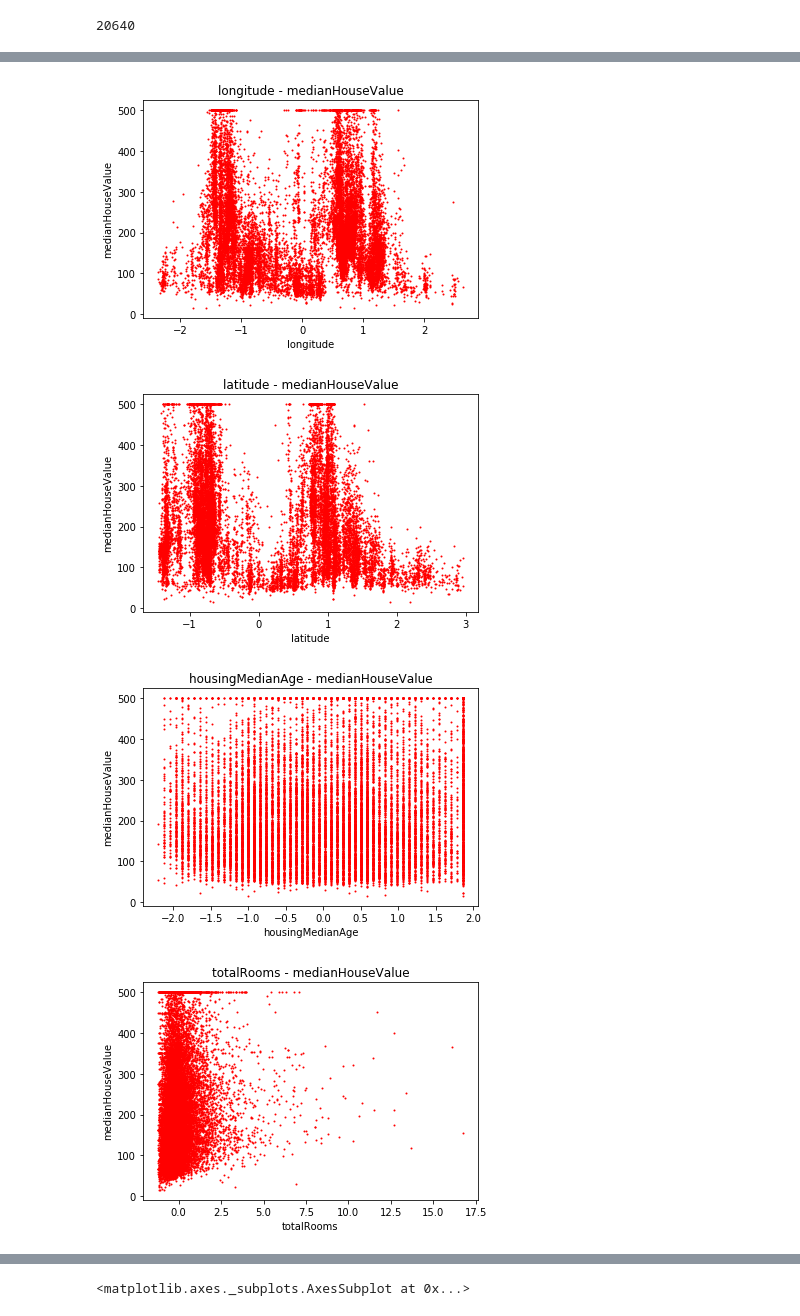
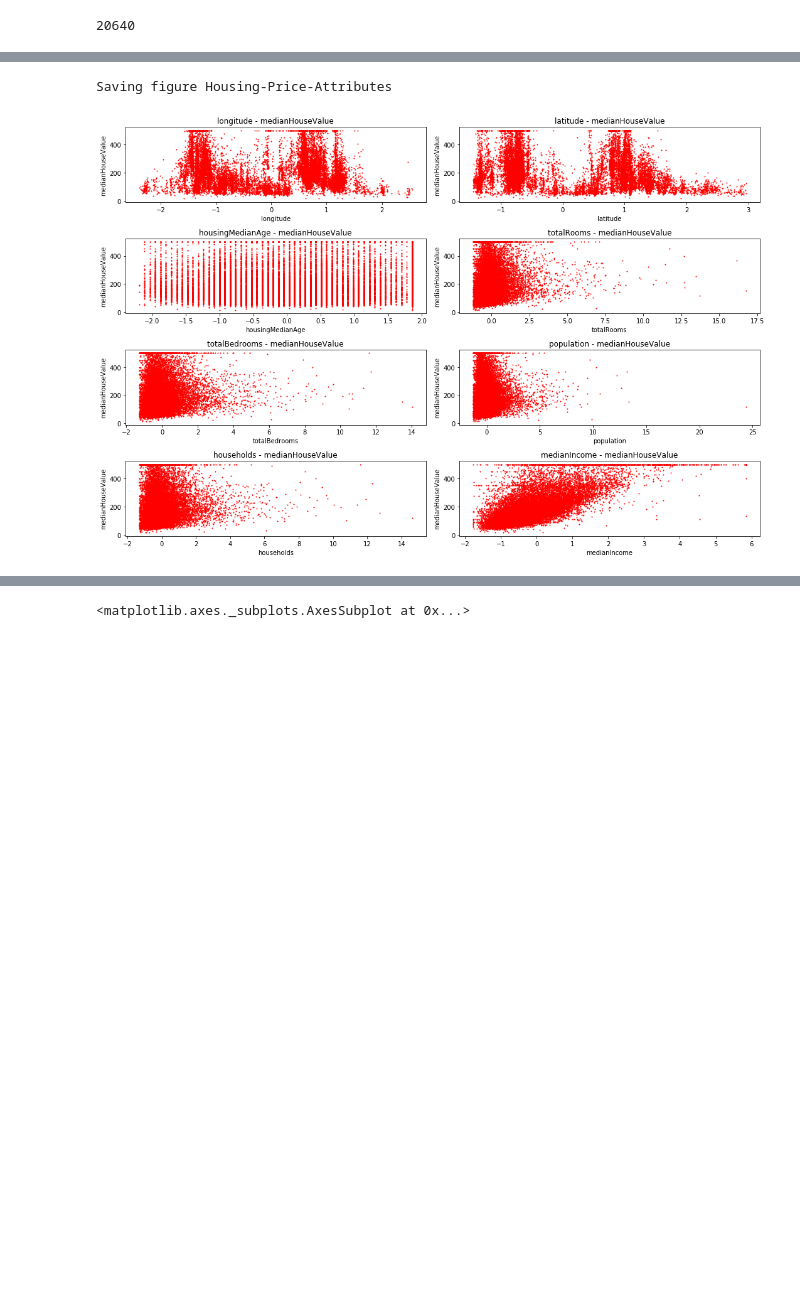
Before and after one commit to mostafaghadimi/IEEE-HandsOn, a Jupyter notebook: Regression.ipynb, the cells around one changed output, grey strips where cells are left out. Cells and saved outputs as stored; diff of their text form; code cells hidden in the pictures; blank space fills up the shorter version.

```diff
--- a/Regression.ipynb
+++ b/Regression.ipynb
@@ -31 +56,8 @@ np.random.seed(1)
+# %%
+def save_fig(fig_id, tight_layout=True):
+    path = os.path.join(fig_id + ".png")
+    print("Saving figure", fig_id)
+    if tight_layout:
+        plt.tight_layout()
+    plt.savefig(path, format='png', dpi=300)
 # %% [markdown]
@@ -391,15 +473,20 @@ Target variable (y) might have a significant relation with some features.
 
 For example, according to the following plots, it seems that the medianHouseValue is much more related to the medianIncome than the other features.
 # %%
-for x_name in x_names:
+plt.figure(figsize=(15, 10))
+
+for position, x_name in enumerate(x_names):
+
+    plt.subplot(4, 2, position + 1)
     plot = plt.plot(X_train[x_name], y_train, 'ro')
     plt.setp(plot, ms=1)
+
     plt.title(x_name + ' - ' + y_name)
     plt.xlabel(x_name)
     plt.ylabel(y_name)
-    plt.show()
+
+save_fig("Housing-Price-Attributes")
+plt.show()
 # %% [output]
+Saving figure Housing-Price-Attributes
-[figure, old version]
+[figure, new version]
-[figure, removed]
-[figure, removed]
-[figure, removed]
```
Also changed, not shown: parts of 125 cells of this notebook.
